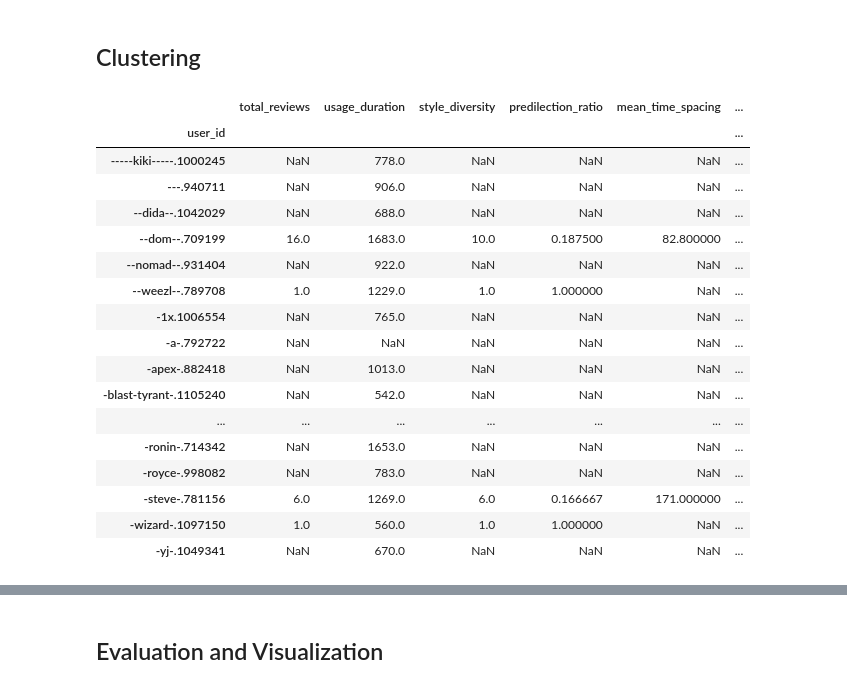
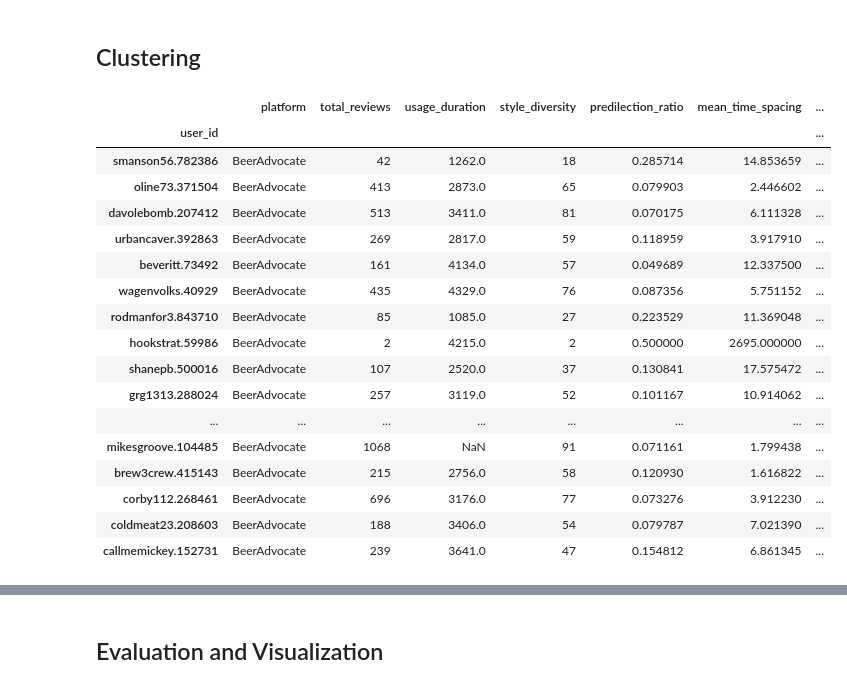
Before and after one commit to epfl-ada/ada-2024-project-bada55, a Jupyter notebook: resultsWS.ipynb, the cells around one changed output, grey strips where cells are left out. Saved outputs shown, nothing was run; the diff lists cells and outputs as text; code cells hidden in the pictures.

Commit message:
update task clustering

```diff
--- a/resultsWS.ipynb
+++ b/resultsWS.ipynb
@@ -179,2 +309,9 @@ rb_features_scaled = pd.DataFrame(rb_features_scaled, columns=rb_features_cleane
+# %%
+features_cleaned = features.drop(columns='platform').copy()
+features_cleaned.dropna(inplace=True)
+# %%
+scaler = StandardScaler()
+features_scaled = scaler.fit_transform(features_cleaned)
+features_scaled = pd.DataFrame(features_scaled, columns=features_cleaned.columns, index=features_cleaned.index)
 # %% [markdown]
 ## Dimensionality reduction (PCA)
@@ -198,0 +318,6 @@ Explained variance by components: [0.35574007 0.28482851 0.16057058 0.12847969 0
+# %%
+pca = PCA(n_components=0.95)  # Retain 95% of variance
+PCs = pca.fit_transform(features_scaled)
+features_reduced = pd.DataFrame(PCs, index=features_scaled.index, columns=[f"PC{i+1}" for i in range(PCs.shape[1])])
+print(f"Explained variance by components: {pca.explained_variance_ratio_}\n")
+print(f"Unexplained variance: {1-pca.explained_variance_ratio_.sum()}")
@@ -204,7 +333,7 @@ inertia = []
 cluster_range = range(2, 11)
 for k in cluster_range:
     kmeans = KMeans(n_clusters=k, random_state=42)
-    kmeans.fit(ba_features_reduced)
+    kmeans.fit(features_reduced)
     inertia.append(kmeans.inertia_)
 
 plt.plot(cluster_range, inertia, marker='o')
@@ -216,7 +345,7 @@ plt.show()
 # Silhouette Score
 for k in cluster_range:
     kmeans = KMeans(n_clusters=k, random_state=42)
-    labels = kmeans.fit_predict(ba_features_reduced)
-    score = silhouette_score(ba_features_reduced, labels)
+    labels = kmeans.fit_predict(features_reduced)
+    score = silhouette_score(features_reduced, labels)
     print(f"Silhouette Score for {k} clusters: {score}")
 # %% [output]
@@ -267,31 +364,30 @@ n_clusters = 3
 # %% [markdown]
 ## Clustering
 # %%
-# Clustering for ba
-ba_kmeans = KMeans(n_clusters=n_clusters, random_state=42)
-ba_cluster_labels = ba_kmeans.fit_predict(ba_features_reduced)
-#ba_features['cluster'] = np.nan
-#ba_features.loc[ba_features_reduced.index, 'cluster'] = ba_cluster_labels
-ba_cluster_labels_series = pd.Series(ba_cluster_labels, index=ba_features_reduced.index, name='cluster')
-if 'cluster' not in ba_features.columns:
-    ba_features = ba_features.join(ba_cluster_labels_series, how='left')
-ba_features.head(30)
+# Clustering
+kmeans = KMeans(n_clusters=n_clusters, random_state=42)
+cluster_labels = kmeans.fit_predict(features_reduced)
+
+cluster_labels_series = pd.Series(cluster_labels, index=features_reduced.index, name='cluster')
+if 'cluster' not in features.columns:
+    features = features.join(cluster_labels_series, how='left')
+features.head(20)
 # %% [output]
-|  | total_reviews | usage_duration | style_diversity | predilection_ratio | mean_time_spacing | ... |
-| user_id |  |  |  |  |  | ... |
-| -----kiki-----.1000245 | NaN | 778.0 | NaN | NaN | NaN | ... |
-| ---.940711 | NaN | 906.0 | NaN | NaN | NaN | ... |
-| --dida--.1042029 | NaN | 688.0 | NaN | NaN | NaN | ... |
-| --dom--.709199 | 16.0 | 1683.0 | 10.0 | 0.187500 | 82.800000 | ... |
-| --nomad--.931404 | NaN | 922.0 | NaN | NaN | NaN | ... |
-| --weezl--.789708 | 1.0 | 1229.0 | 1.0 | 1.000000 | NaN | ... |
-| -1x.1006554 | NaN | 765.0 | NaN | NaN | NaN | ... |
-| -a-.792722 | NaN | NaN | NaN | NaN | NaN | ... |
-| -apex-.882418 | NaN | 1013.0 | NaN | NaN | NaN | ... |
-| -blast-tyrant-.1105240 | NaN | 542.0 | NaN | NaN | NaN | ... |
-| ... | ... | ... | ... | ... | ... | ... |
-| -ronin-.714342 | NaN | 1653.0 | NaN | NaN | NaN | ... |
-| -royce-.998082 | NaN | 783.0 | NaN | NaN | NaN | ... |
-| -steve-.781156 | 6.0 | 1269.0 | 6.0 | 0.166667 | 171.000000 | ... |
-| -wizard-.1097150 | 1.0 | 560.0 | 1.0 | 1.000000 | NaN | ... |
-| -yj-.1049341 | NaN | 670.0 | NaN | NaN | NaN | ... |
+|  | platform | total_reviews | usage_duration | style_diversity | predilection_ratio | mean_time_spacing | ... |
+| user_id |  |  |  |  |  |  | ... |
+| smanson56.782386 | BeerAdvocate | 42 | 1262.0 | 18 | 0.285714 | 14.853659 | ... |
+| oline73.371504 | BeerAdvocate | 413 | 2873.0 | 65 | 0.079903 | 2.446602 | ... |
+| davolebomb.207412 | BeerAdvocate | 513 | 3411.0 | 81 | 0.070175 | 6.111328 | ... |
+| urbancaver.392863 | BeerAdvocate | 269 | 2817.0 | 59 | 0.118959 | 3.917910 | ... |
+| beveritt.73492 | BeerAdvocate | 161 | 4134.0 | 57 | 0.049689 | 12.337500 | ... |
+| wagenvolks.40929 | BeerAdvocate | 435 | 4329.0 | 76 | 0.087356 | 5.751152 | ... |
+| rodmanfor3.843710 | BeerAdvocate | 85 | 1085.0 | 27 | 0.223529 | 11.369048 | ... |
+| hookstrat.59986 | BeerAdvocate | 2 | 4215.0 | 2 | 0.500000 | 2695.000000 | ... |
+| shanepb.500016 | BeerAdvocate | 107 | 2520.0 | 37 | 0.130841 | 17.575472 | ... |
+| grg1313.288024 | BeerAdvocate | 257 | 3119.0 | 52 | 0.101167 | 10.914062 | ... |
+| ... | ... | ... | ... | ... | ... | ... | ... |
+| mikesgroove.104485 | BeerAdvocate | 1068 | NaN | 91 | 0.071161 | 1.799438 | ... |
+| brew3crew.415143 | BeerAdvocate | 215 | 2756.0 | 58 | 0.120930 | 1.616822 | ... |
+| corby112.268461 | BeerAdvocate | 696 | 3176.0 | 77 | 0.073276 | 3.912230 | ... |
+| coldmeat23.208603 | BeerAdvocate | 188 | 3406.0 | 54 | 0.079787 | 7.021390 | ... |
+| callmemickey.152731 | BeerAdvocate | 239 | 3641.0 | 47 | 0.154812 | 6.861345 | ... |
```
Also changed, not shown: parts of 40 cells of this notebook.
